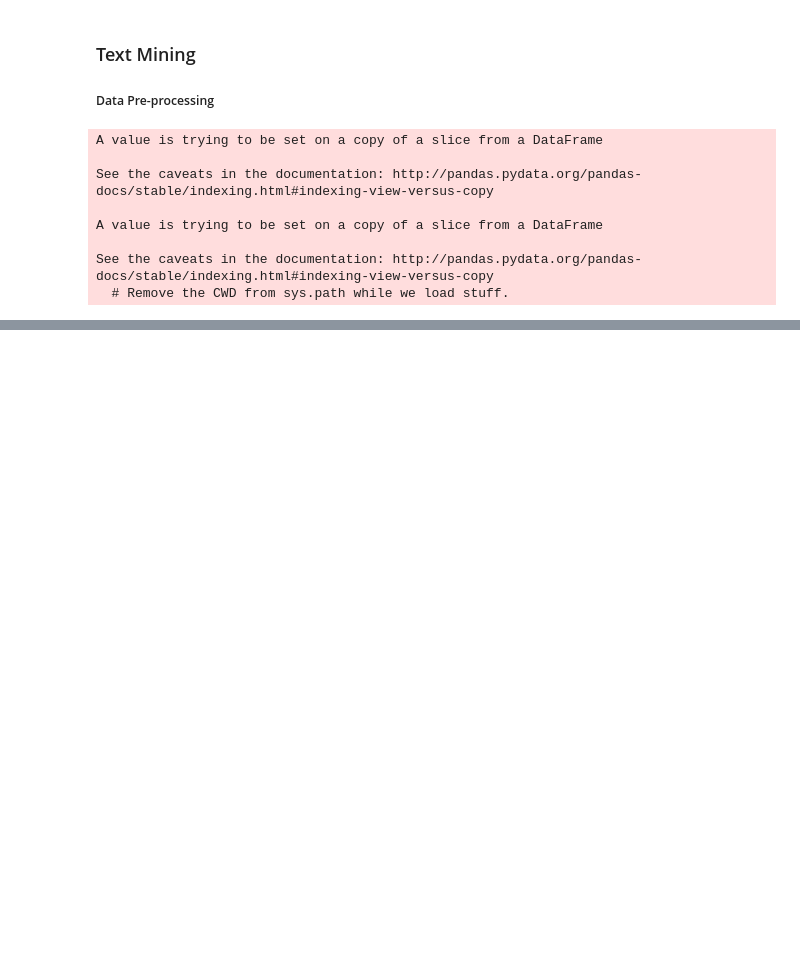
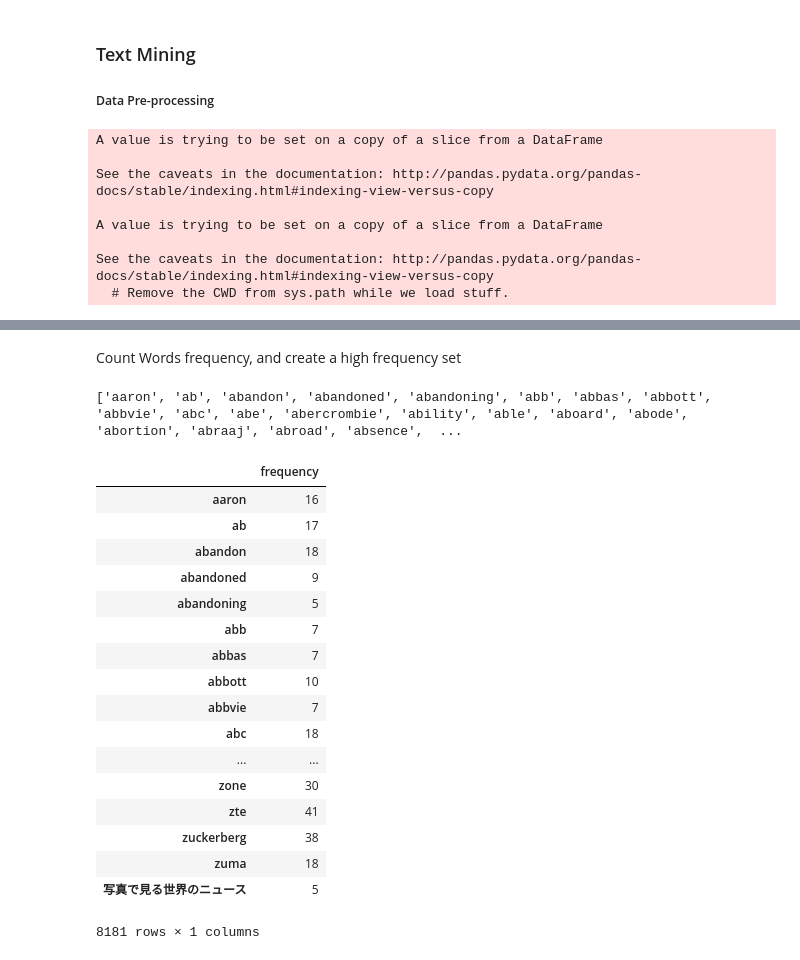
Before and after one commit to Rocket-101/RocketProject, a Jupyter notebook: NLP.ipynb, the cells around one changed output, grey strips where cells are left out. Cells and saved outputs as stored; diff of their text form; code cells hidden in the pictures; blank space fills up the shorter version.

```diff
--- a/NLP.ipynb
+++ b/NLP.ipynb
@@ -192,0 +205,2 @@ news_df.to_csv("newscleaned1.csv", header = True)
+# %%
+news_df = pd.read_csv("newscleaned1.csv")
@@ -192,0 +213,31 @@ news_df.to_csv("newscleaned1.csv", header = True)
+# %% [markdown]
+Count Words frequency, and create a high frequency set
+# %%
+# For News Title
+word_vectorizer_tit = CountVectorizer(analyzer='word', stop_words='english', min_df=5)
+Smatrix = word_vectorizer_tit.fit_transform(news_df['News_title'])
+frequencies = sum(Smatrix).toarray()[0]
+freq_names = word_vectorizer_tit.get_feature_names()
+print(freq_names[:100])
+freq = pd.DataFrame(frequencies, index = freq_names, columns=['frequency'])
+freq
+# %% [output]
+['aaron', 'ab', 'abandon', 'abandoned', 'abandoning', 'abb', 'abbas', 'abbott', 'abbvie', 'abc', 'abe', 'abercrombie', 'ability', 'able', 'aboard', 'abode', 'abortion', 'abraaj', 'abroad', 'absence',  ...
+|  | frequency |
+| aaron | 16 |
+| ab | 17 |
+| abandon | 18 |
+| abandoned | 9 |
+| abandoning | 5 |
+| abb | 7 |
+| abbas | 7 |
+| abbott | 10 |
+| abbvie | 7 |
+| abc | 18 |
+| ... | ... |
+| zone | 30 |
+| zte | 41 |
+| zuckerberg | 38 |
+| zuma | 18 |
+| 写真で見る世界のニュース | 5 |
+8181 rows × 1 columns
```
Also changed, not shown: parts of 17 cells of this notebook, 2 other files.
